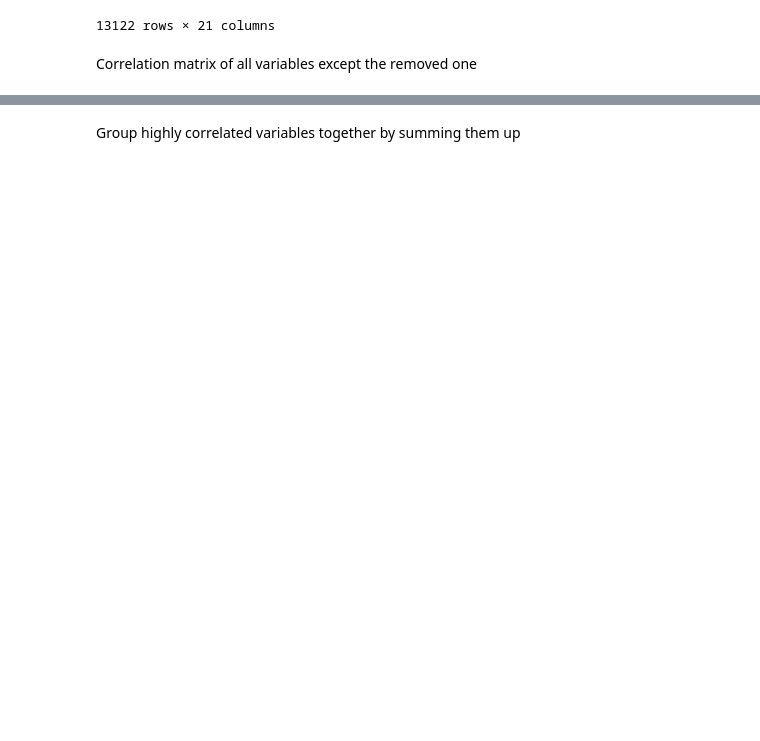
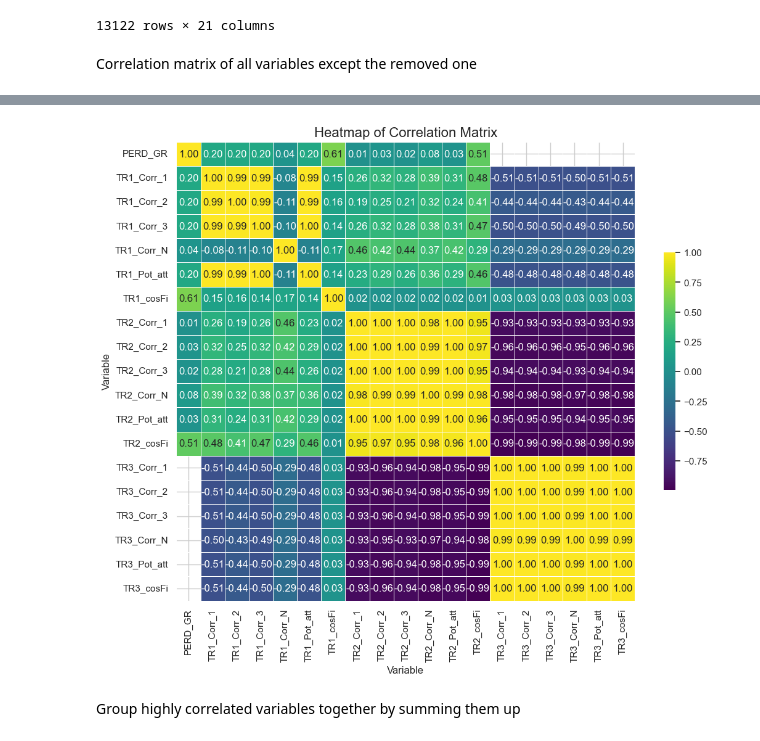
Before and after one commit to Matt17BR/ml4ds2324_cluster_analysis, a Jupyter notebook: scripts/exploratory_data_analysis.ipynb, the cells around one changed output, grey strips where cells are left out. Cells and saved outputs as stored; diff of their text form; code cells hidden in the pictures; blank space fills up the shorter version.

Commit message:
outputs deleted, + ugly heatmap

```diff
--- a/scripts/exploratory_data_analysis.ipynb
+++ b/scripts/exploratory_data_analysis.ipynb
@@ -259,7 +239,9 @@ Correlation matrix of all variables except the removed one
 # %%
 wide_standardized_nosomma = wide_standardized.drop('POT_TR_SOMMA', axis=1)
 
-wide_standardized_nosomma.corr()
+# Specify numeric_only=True to compute correlation between numeric columns
+correlation_matrix = wide_standardized_nosomma.corr(numeric_only=True)
+correlation_matrix
 # %% [output]
 | Variable | PERD_GR | TR1_Corr_1 | TR1_Corr_2 | TR1_Corr_3 | TR1_Corr_N | TR1_Pot_att | TR1_cosFi | TR2_Corr_1 | ... |
 | Variable |  |  |  |  |  |  |  |  | ... |
@@ -279,6 +261,17 @@ wide_standardized_nosomma.corr()
 | TR3_Corr_N | NaN | -0.499163 | -0.433871 | -0.493591 | -0.285040 | -0.476913 | 0.030484 | -0.925159 | ... |
 | TR3_Pot_att | NaN | -0.505589 | -0.439884 | -0.499858 | -0.289985 | -0.483274 | 0.031621 | -0.933359 | ... |
 | TR3_cosFi | NaN | -0.506621 | -0.440725 | -0.500953 | -0.292042 | -0.484328 | 0.032173 | -0.934133 | ... |
+# %%
+import pandas as pd
+
+
+# Create a heatmap with magenta tones for the loaded correlation matrix
+plt.figure(figsize=(12, 10))
+sns.heatmap(correlation_matrix, annot=True, fmt='.2f', cmap='viridis', square=True, linewidths=.5, cbar_kws={"shrink": .5})
+plt.title("Heatmap of Correlation Matrix", fontsize=16)
+plt.show()
+# %% [output]
+[figure, added]
 # %% [markdown]
 Group highly correlated variables together by summing them up
 # %%
```
Also changed, not shown: parts of 10 cells of this notebook.
